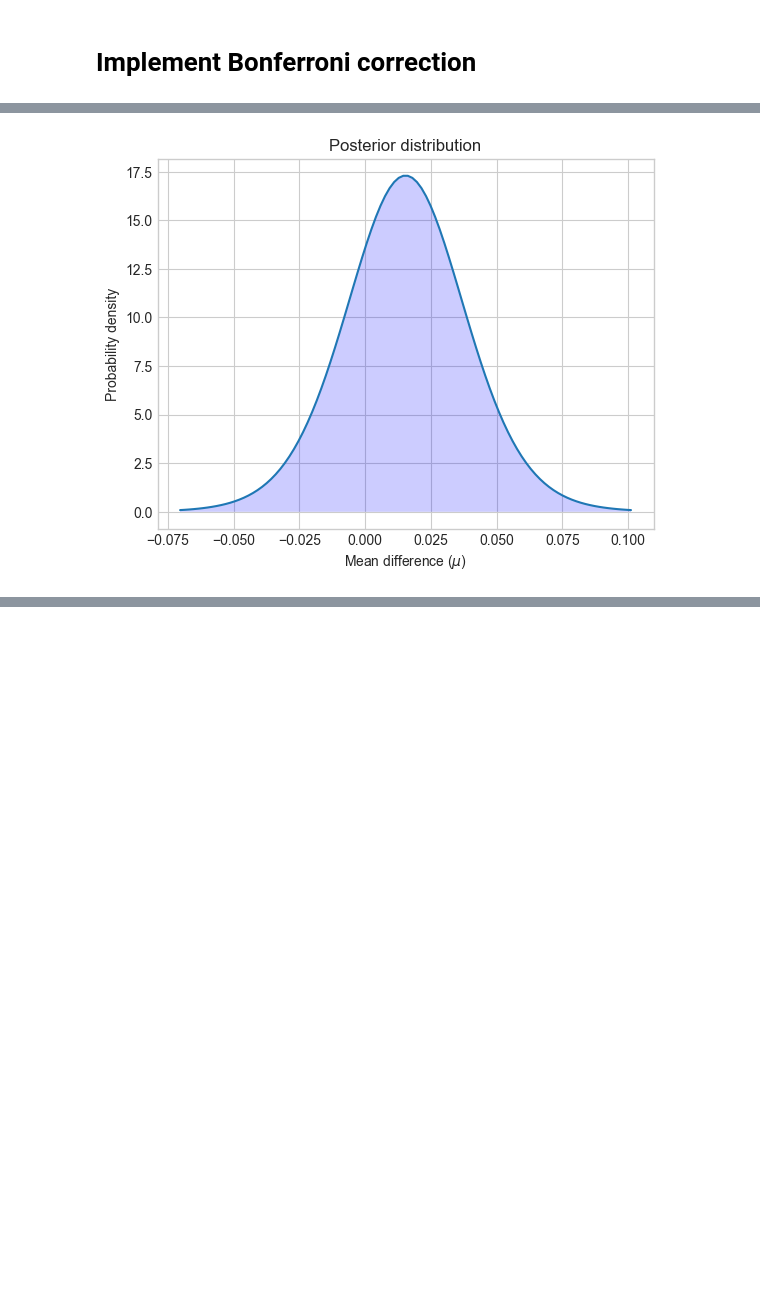
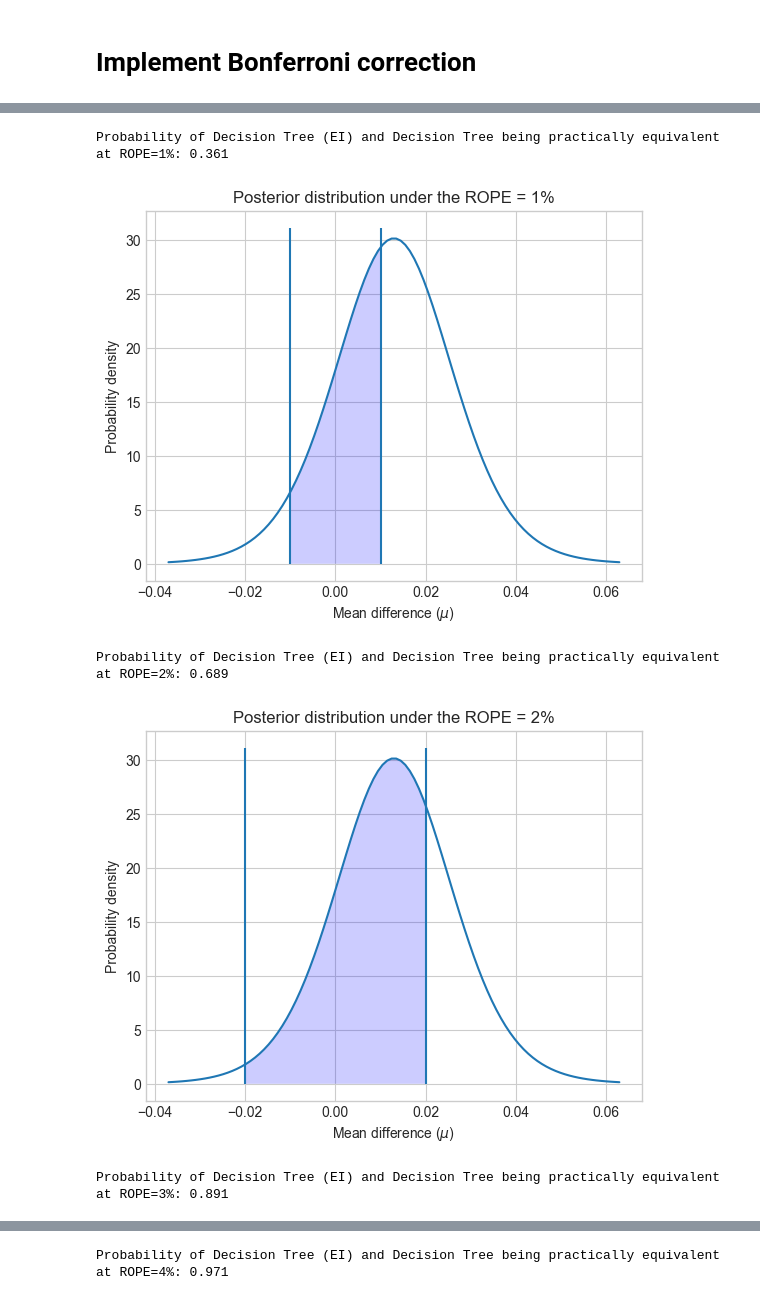
Before and after one commit to fabianopapaiz/als_prognosis_using_ensemble_imbalance, a Jupyter notebook: 05_Train_Validate_Models/16.1 - Multiple models comparison.ipynb, the cells around one changed output, grey strips where cells are left out. Drawn from its saved outputs; the diff is of its cells as text; code cells hidden in the pictures; blank space fills up the shorter version.

```diff
--- a/05_Train_Validate_Models/16.1 - Multiple models comparison.ipynb
+++ b/05_Train_Validate_Models/16.1 - Multiple models comparison.ipynb
@@ -628,14 +413,22 @@ results_df[["params", "mean_test_balanced_accuracy", "std_test_balanced_accuracy
 # %%
-model_1_scores = model_scores.iloc[0].values  # scores of the best model
-model_2_scores = model_scores.iloc[1].values  # scores of the second-best model
+model_1_scores = model_scores.iloc[0].values
+model_2_scores = model_scores.iloc[1].values
 
-differences = model_1_scores - model_2_scores
+model_1_name = model_1_scores[0]
+model_2_name = model_2_scores[0]
+
+differences = model_1_scores[1:-1] - model_2_scores[1:-1]
 
 n = differences.shape[0]  # number of test sets
 df = n - 1
 n_train = len(list(cv.split(X_train, y_train))[0][0])
 n_test = len(list(cv.split(X_train, y_train))[0][1])
 
-t_stat, p_val = compute_corrected_ttest(differences, df, n_train, n_test)
-print(f"Corrected t-value: {t_stat:.3f}\nCorrected p-value: {p_val:.3f}")
+t_stat, p_val = utils_exec_models_new.compute_corrected_ttest(differences, df, n_train, n_test)
+print(f"{model_1_name} vs. {model_2_name}:\n  Corrected t-value: {t_stat:.3f}\n  Corrected p-value: {p_val:.3f}")
+
+if p_val <= 0.05:
+    print('  -> The corrected t-test concludes that the first model IS significantly better than the second')
+else:
+    print('  -> The corrected t-test concludes that the first model IS NOT significantly better than the second')
 # %% [output]
@@ -719,12 +473,32 @@ Let's plot the posterior distribution:
 # %%
 x = np.linspace(t_post.ppf(0.001), t_post.ppf(0.999), 100)
 
-plt.plot(x, t_post.pdf(x))
-# plt.xticks(np.arange(-0.04, 0.06, 0.01))
-plt.fill_between(x, t_post.pdf(x), 0, facecolor="blue", alpha=0.2)
-plt.ylabel("Probability density")
-plt.xlabel(r"Mean difference ($\mu$)")
-plt.title("Posterior distribution")
-plt.show()
+# test several percentages
+for percentage in [0.01, 0.02, 0.03, 0.04, 0.05, 0.10]:
+
+    rope_interval = [-percentage, percentage]
+    rope_prob = t_post.cdf(rope_interval[1]) - t_post.cdf(rope_interval[0])
+
+    print(
+        f"Probability of {model_1_name} and {model_2_name} "
+        f"being practically equivalent at ROPE={rope_interval[1]*100:.0f}%: {rope_prob:.3f}"
+    )
+    print()
+
+    x_rope = np.linspace(rope_interval[0], rope_interval[1], 100)
+
+#     plt.figure(figsize=(5,5))
+    plt.plot(x, t_post.pdf(x))
+#     plt.xticks(np.arange(-0.04, 0.06, 0.01))
+    plt.vlines([-percentage, percentage], ymin=0, ymax=(np.max(t_post.pdf(x)) + 1))
+    plt.fill_between(x_rope, t_post.pdf(x_rope), 0, facecolor="blue", alpha=0.2)
+    plt.ylabel("Probability density")
+    plt.xlabel(r"Mean difference ($\mu$)")
+    plt.title(f"Posterior distribution under the ROPE = {rope_interval[1]*100:.0f}%")
+    plt.show()
 # %% [output]
+Probability of Decision Tree (EI) and Decision Tree being practically equivalent at ROPE=1%: 0.361
-[figure, old version]
+[figure, new version]
+Probability of Decision Tree (EI) and Decision Tree being practically equivalent at ROPE=2%: 0.689
+[figure, added]
+Probability of Decision Tree (EI) and Decision Tree being practically equivalent at ROPE=3%: 0.891
@@ -730,0 +506 @@ plt.show()
+Probability of Decision Tree (EI) and Decision Tree being practically equivalent at ROPE=4%: 0.971
```
Also changed, not shown: parts of 45 cells of this notebook.
